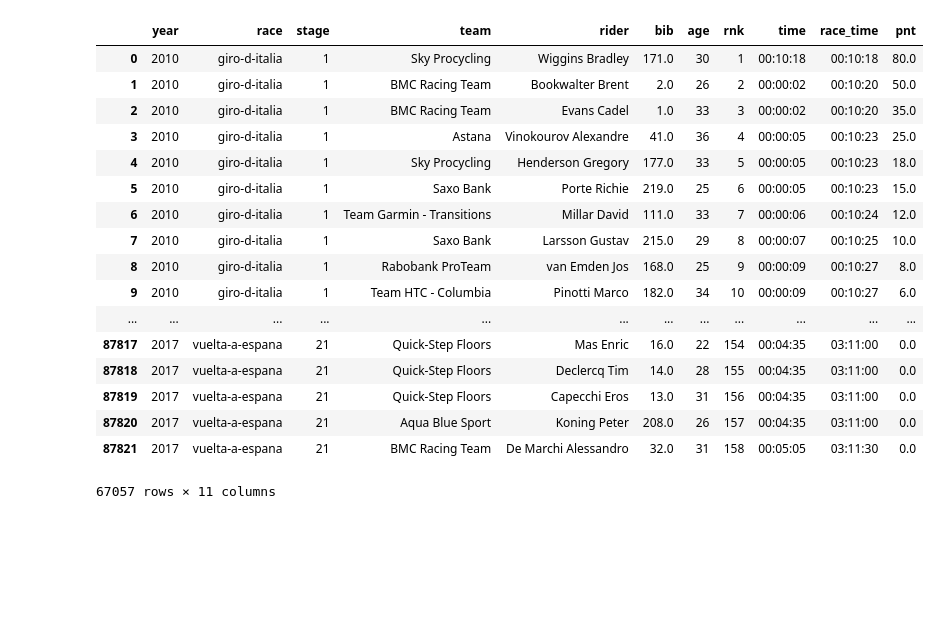
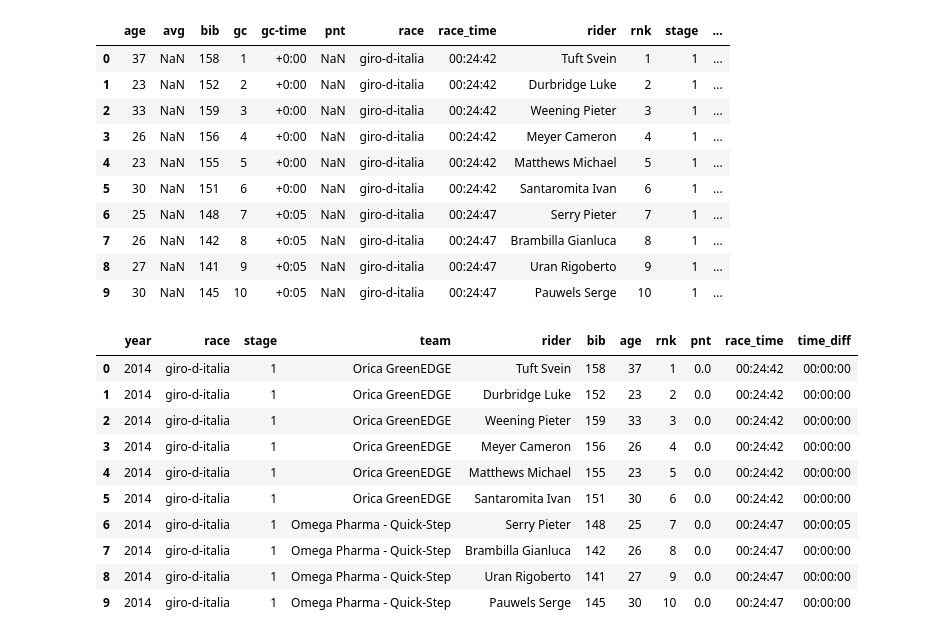
Before and after one commit to HDaniels1991/cycling_predictions, a Jupyter notebook: procyclingstats_stage_results.ipynb, the cells around one changed output. Saved outputs shown, nothing was run; the diff lists cells and outputs as text; code cells hidden in the pictures; blank space fills up the shorter version.

Commit message:
changed saving method, fixed time functions, started to build stage tables

```diff
--- a/procyclingstats_stage_results.ipynb
+++ b/procyclingstats_stage_results.ipynb
@@ -123 +179,15 @@ Stage 21 of the vuelta-a-espana 2017 collected
+# %%
+df.head(10)
+# %% [output]
+|  | age | avg | bib | gc | gc-time | pnt | race | race_time | rider | rnk | stage | ... |
+| 0 | 37 | NaN | 158 | 1 | +0:00 | NaN | giro-d-italia | 00:24:42 | Tuft Svein | 1 | 1 | ... |
+| 1 | 23 | NaN | 152 | 2 | +0:00 | NaN | giro-d-italia | 00:24:42 | Durbridge Luke | 2 | 1 | ... |
+| 2 | 33 | NaN | 159 | 3 | +0:00 | NaN | giro-d-italia | 00:24:42 | Weening Pieter | 3 | 1 | ... |
+| 3 | 26 | NaN | 156 | 4 | +0:00 | NaN | giro-d-italia | 00:24:42 | Meyer Cameron | 4 | 1 | ... |
+| 4 | 23 | NaN | 155 | 5 | +0:00 | NaN | giro-d-italia | 00:24:42 | Matthews Michael | 5 | 1 | ... |
+| 5 | 30 | NaN | 151 | 6 | +0:00 | NaN | giro-d-italia | 00:24:42 | Santaromita Ivan | 6 | 1 | ... |
+| 6 | 25 | NaN | 148 | 7 | +0:05 | NaN | giro-d-italia | 00:24:47 | Serry Pieter | 7 | 1 | ... |
+| 7 | 26 | NaN | 142 | 8 | +0:05 | NaN | giro-d-italia | 00:24:47 | Brambilla Gianluca | 8 | 1 | ... |
+| 8 | 27 | NaN | 141 | 9 | +0:05 | NaN | giro-d-italia | 00:24:47 | Uran Rigoberto | 9 | 1 | ... |
+| 9 | 30 | NaN | 145 | 10 | +0:05 | NaN | giro-d-italia | 00:24:47 | Pauwels Serge | 10 | 1 | ... |
 # %%
@@ -127,28 +195,23 @@ data_sub = data_sub[data_sub.rnk.str.isdigit() == True] #only include ranks.
+# %%
+data = data[data.rnk.str.isdigit()!= False]
 # %%
-data_sub.rnk = data_sub.rnk.astype(int) #fix formatting.
+data.rnk = data.rnk.astype(int) #fix formatting.
 # %%
-data_sub = data_sub.fillna(0) #fill NAs.
+data = data.fillna(0) #fill NAs.
 # %%
 #slice data
-model_data = data_sub[['year','race','stage','team','rider','bib','age','rnk', 'time', 'race_time','pnt']]
+model_data = data[['year','race','stage','team','rider','bib','age','rnk','pnt','race_time','time_diff']]
 # %%
-model_data
+model_data.head(10)
 # %% [output]
-|  | year | race | stage | team | rider | bib | age | rnk | time | race_time | pnt |
-| 0 | 2010 | giro-d-italia | 1 | Sky Procycling | Wiggins Bradley | 171.0 | 30 | 1 | 00:10:18 | 00:10:18 | 80.0 |
-| 1 | 2010 | giro-d-italia | 1 | BMC Racing Team | Bookwalter Brent | 2.0 | 26 | 2 | 00:00:02 | 00:10:20 | 50.0 |
-| 2 | 2010 | giro-d-italia | 1 | BMC Racing Team | Evans Cadel | 1.0 | 33 | 3 | 00:00:02 | 00:10:20 | 35.0 |
-| 3 | 2010 | giro-d-italia | 1 | Astana | Vinokourov Alexandre | 41.0 | 36 | 4 | 00:00:05 | 00:10:23 | 25.0 |
-| 4 | 2010 | giro-d-italia | 1 | Sky Procycling | Henderson Gregory | 177.0 | 33 | 5 | 00:00:05 | 00:10:23 | 18.0 |
-| 5 | 2010 | giro-d-italia | 1 | Saxo Bank | Porte Richie | 219.0 | 25 | 6 | 00:00:05 | 00:10:23 | 15.0 |
-| 6 | 2010 | giro-d-italia | 1 | Team Garmin - Transitions | Millar David | 111.0 | 33 | 7 | 00:00:06 | 00:10:24 | 12.0 |
-| 7 | 2010 | giro-d-italia | 1 | Saxo Bank | Larsson Gustav | 215.0 | 29 | 8 | 00:00:07 | 00:10:25 | 10.0 |
-| 8 | 2010 | giro-d-italia | 1 | Rabobank ProTeam | van Emden Jos | 168.0 | 25 | 9 | 00:00:09 | 00:10:27 | 8.0 |
-| 9 | 2010 | giro-d-italia | 1 | Team HTC - Columbia | Pinotti Marco | 182.0 | 34 | 10 | 00:00:09 | 00:10:27 | 6.0 |
-| ... | ... | ... | ... | ... | ... | ... | ... | ... | ... | ... | ... |
-| 87817 | 2017 | vuelta-a-espana | 21 | Quick-Step Floors | Mas Enric | 16.0 | 22 | 154 | 00:04:35 | 03:11:00 | 0.0 |
-| 87818 | 2017 | vuelta-a-espana | 21 | Quick-Step Floors | Declercq Tim | 14.0 | 28 | 155 | 00:04:35 | 03:11:00 | 0.0 |
-| 87819 | 2017 | vuelta-a-espana | 21 | Quick-Step Floors | Capecchi Eros | 13.0 | 31 | 156 | 00:04:35 | 03:11:00 | 0.0 |
-| 87820 | 2017 | vuelta-a-espana | 21 | Aqua Blue Sport | Koning Peter | 208.0 | 26 | 157 | 00:04:35 | 03:11:00 | 0.0 |
-| 87821 | 2017 | vuelta-a-espana | 21 | BMC Racing Team | De Marchi Alessandro | 32.0 | 31 | 158 | 00:05:05 | 03:11:30 | 0.0 |
+|  | year | race | stage | team | rider | bib | age | rnk | pnt | race_time | time_diff |
+| 0 | 2014 | giro-d-italia | 1 | Orica GreenEDGE | Tuft Svein | 158 | 37 | 1 | 0.0 | 00:24:42 | 00:00:00 |
+| 1 | 2014 | giro-d-italia | 1 | Orica GreenEDGE | Durbridge Luke | 152 | 23 | 2 | 0.0 | 00:24:42 | 00:00:00 |
+| 2 | 2014 | giro-d-italia | 1 | Orica GreenEDGE | Weening Pieter | 159 | 33 | 3 | 0.0 | 00:24:42 | 00:00:00 |
+| 3 | 2014 | giro-d-italia | 1 | Orica GreenEDGE | Meyer Cameron | 156 | 26 | 4 | 0.0 | 00:24:42 | 00:00:00 |
+| 4 | 2014 | giro-d-italia | 1 | Orica GreenEDGE | Matthews Michael | 155 | 23 | 5 | 0.0 | 00:24:42 | 00:00:00 |
+| 5 | 2014 | giro-d-italia | 1 | Orica GreenEDGE | Santaromita Ivan | 151 | 30 | 6 | 0.0 | 00:24:42 | 00:00:00 |
+| 6 | 2014 | giro-d-italia | 1 | Omega Pharma - Quick-Step | Serry Pieter | 148 | 25 | 7 | 0.0 | 00:24:47 | 00:00:05 |
+| 7 | 2014 | giro-d-italia | 1 | Omega Pharma - Quick-Step | Brambilla Gianluca | 142 | 26 | 8 | 0.0 | 00:24:47 | 00:00:00 |
+| 8 | 2014 | giro-d-italia | 1 | Omega Pharma - Quick-Step | Uran Rigoberto | 141 | 27 | 9 | 0.0 | 00:24:47 | 00:00:00 |
+| 9 | 2014 | giro-d-italia | 1 | Omega Pharma - Quick-Step | Pauwels Serge | 145 | 30 | 10 | 0.0 | 00:24:47 | 00:00:00 |
-67057 rows × 11 columns
```
Also changed, not shown: parts of 17 cells of this notebook, 5 other files.
